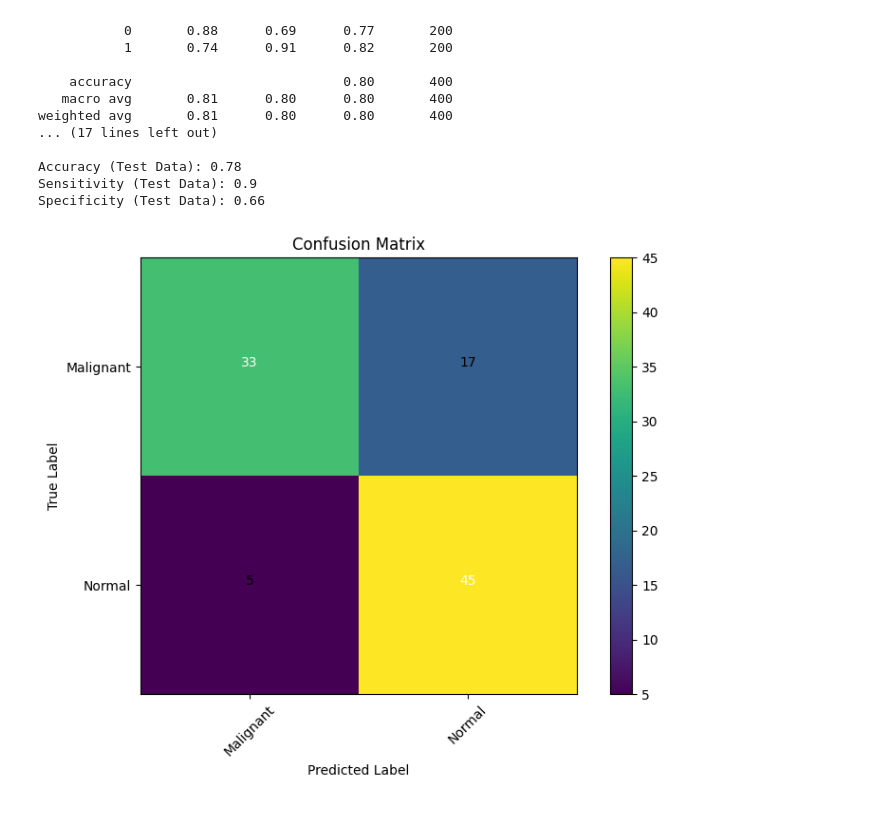
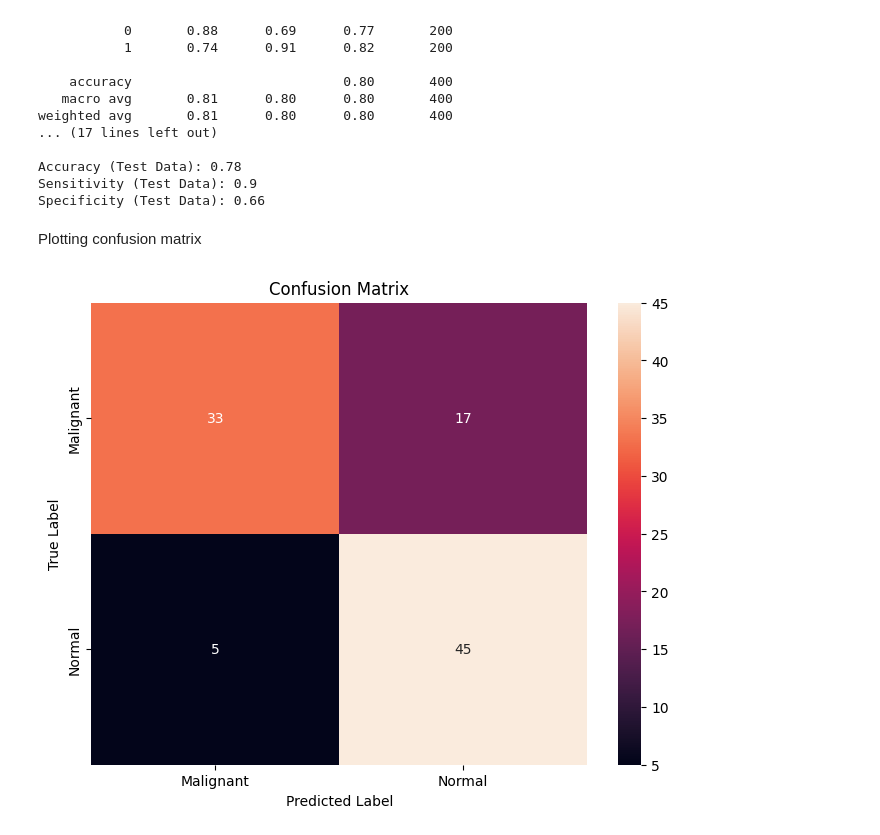
Before and after one commit to mahamjamal/BMEN415_final-project_g9, a Jupyter notebook: image-classification.ipynb, the cells around one changed output. Drawn from its saved outputs; the diff is of its cells as text; code cells hidden in the pictures.

```diff
--- a/image-classification.ipynb
+++ b/image-classification.ipynb
@@ -706,34 +715,23 @@ weighted avg       0.81      0.80      0.80       400
 Accuracy (Test Data): 0.78
 Sensitivity (Test Data): 0.9
 Specificity (Test Data): 0.66
+# %% [markdown]
+Plotting confusion matrix
 # %%
-from sklearn.metrics import confusion_matrix as cm
 
-# Define classes
+
+
 classes = ['Malignant', 'Normal']
 
 # Compute confusion matrix
 conf_matrix = cm(true_test_labels, y_test_pred)
 
-# Plot confusion matrix
+# Plot confusion matrix using Seaborn
 plt.figure(figsize=(8, 6))
-plt.imshow(conf_matrix)
+sns.heatmap(conf_matrix, annot=True, fmt='d', xticklabels=classes, yticklabels=classes)
 plt.title('Confusion Matrix')
-plt.colorbar()
-tick_marks = np.arange(len(classes))
-plt.xticks(tick_marks, classes, rotation=45)
-plt.yticks(tick_marks, classes)
-
-thresh = conf_matrix.max() / 2.
-for i in range(conf_matrix.shape[0]):
-    for j in range(conf_matrix.shape[1]):
-        plt.text(j, i, format(conf_matrix[i, j]),
-                 horizontalalignment="center",
-                 color="white" if conf_matrix[i, j] > thresh else "black")
-
 plt.ylabel('True Label')
 plt.xlabel('Predicted Label')
-plt.tight_layout()
 plt.show()
 # %% [output]
-[figure, old version]
+[figure, new version]
```
Also changed, not shown: parts of 26 cells of this notebook.
